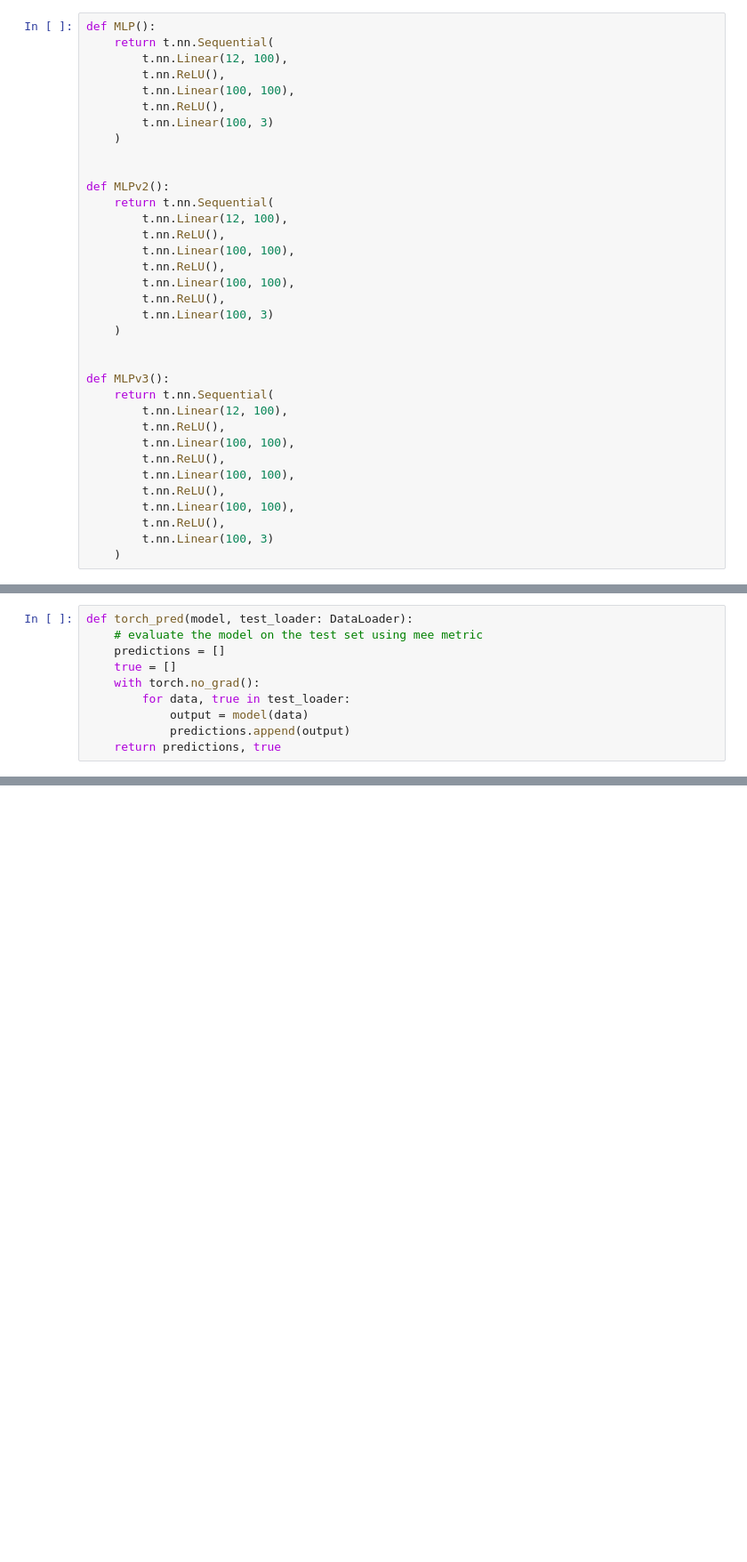
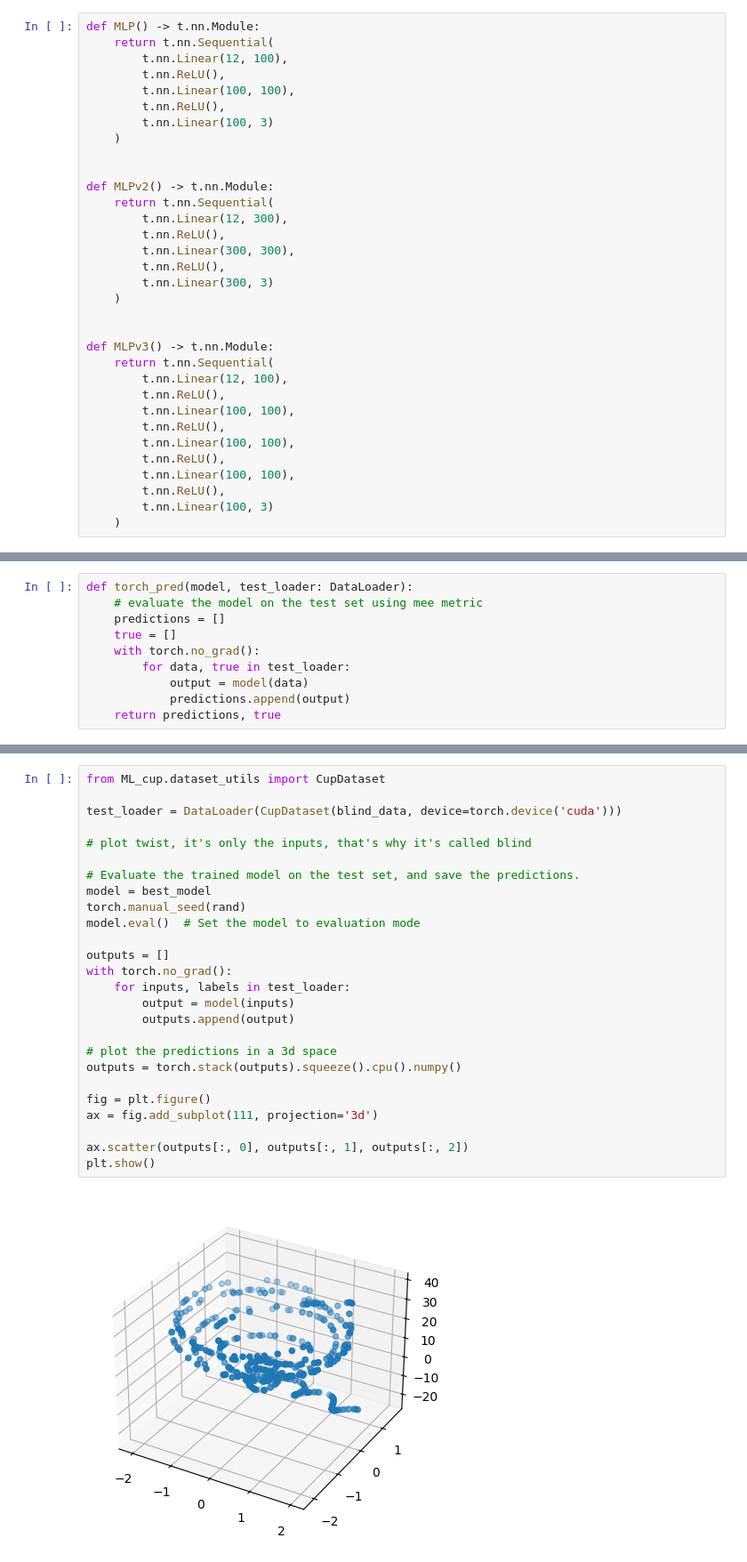
Before and after one commit to Alexthw46/ML, a Jupyter notebook: ML_cup/TorchNN.ipynb, the cells around one changed output, grey strips where cells are left out. Shown at 89% size. Drawn from its saved outputs; the diff is of its cells as text; blank space fills up the shorter version.

```diff
--- a/ML_cup/TorchNN.ipynb
+++ b/ML_cup/TorchNN.ipynb
@@ -47,7 +40,7 @@ train_loaders, val_loaders, test_loader = dataset.torch_k_fold(dataset=dev_data,
 # %% [markdown]
 # Model Definitions
 # %%
-def MLP():
+def MLP() -> t.nn.Module:
     return t.nn.Sequential(
         t.nn.Linear(12, 100),
         t.nn.ReLU(),
@@ -57,19 +50,17 @@ def MLP():
     )
 
 
-def MLPv2():
+def MLPv2() -> t.nn.Module:
     return t.nn.Sequential(
-        t.nn.Linear(12, 100),
+        t.nn.Linear(12, 300),
         t.nn.ReLU(),
-        t.nn.Linear(100, 100),
+        t.nn.Linear(300, 300),
         t.nn.ReLU(),
-        t.nn.Linear(100, 100),
-        t.nn.ReLU(),
-        t.nn.Linear(100, 3)
+        t.nn.Linear(300, 3)
     )
 
 
-def MLPv3():
+def MLPv3() -> t.nn.Module:
     return t.nn.Sequential(
         t.nn.Linear(12, 100),
         t.nn.ReLU(),
@@ -490,0 +386,28 @@ Linear Combination
+# %%
+from ML_cup.dataset_utils import CupDataset
+
+test_loader = DataLoader(CupDataset(blind_data, device=torch.device('cuda')))
+
+# plot twist, it's only the inputs, that's why it's called blind
+
+# Evaluate the trained model on the test set, and save the predictions.
+model = best_model
+torch.manual_seed(rand)
+model.eval()  # Set the model to evaluation mode
+
+outputs = []
+with torch.no_grad():
+    for inputs, labels in test_loader:
+        output = model(inputs)
+        outputs.append(output)
+
+# plot the predictions in a 3d space
+outputs = torch.stack(outputs).squeeze().cpu().numpy()
+
+fig = plt.figure()
+ax = fig.add_subplot(111, projection='3d')
+
+ax.scatter(outputs[:, 0], outputs[:, 1], outputs[:, 2])
+plt.show()
+# %% [output]
+[figure, added]
```
Also changed, not shown: parts of 33 cells of this notebook, 2 other files.
